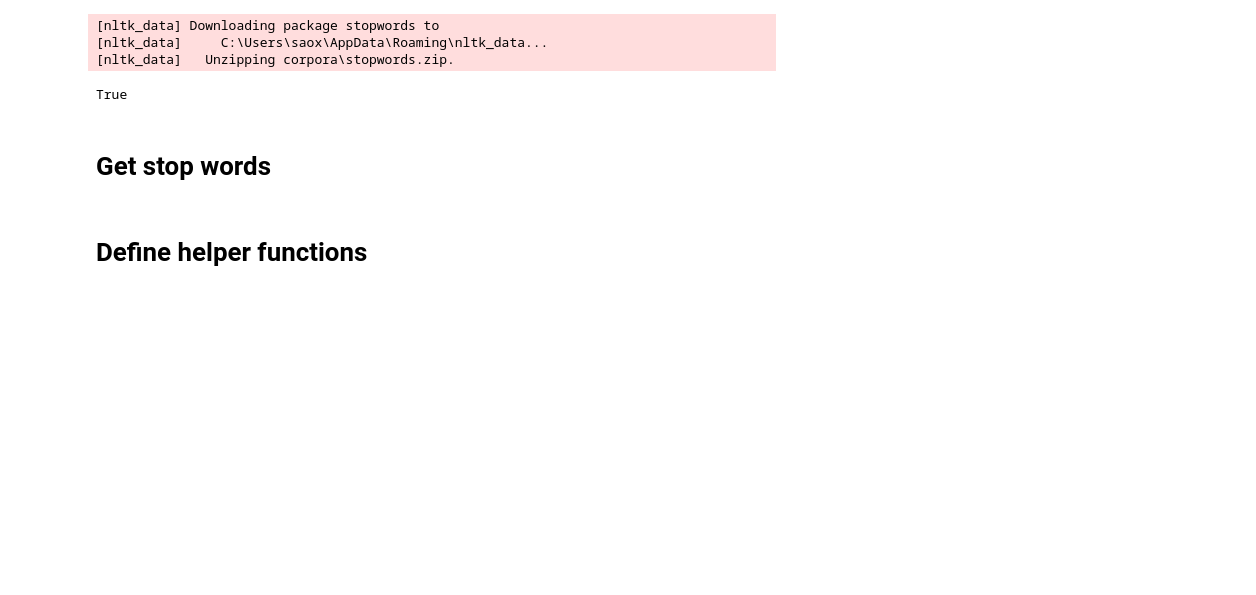
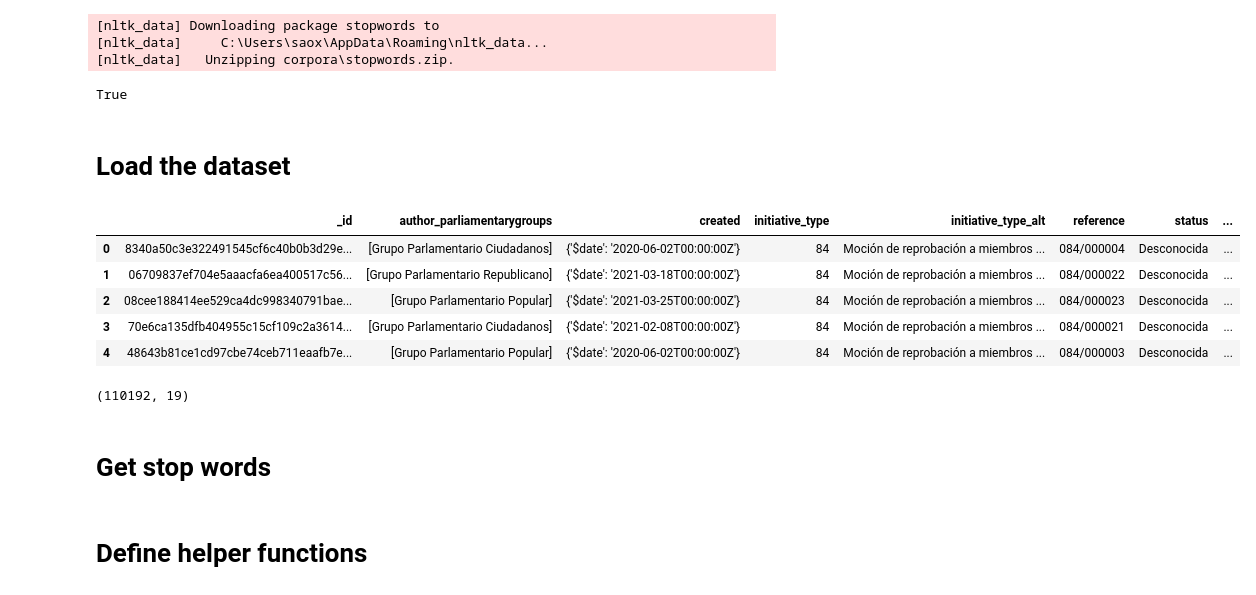
Before and after one commit to politicalwatch/sdgs-hackathon, a Jupyter notebook: main.ipynb, the cells around one changed output. Drawn from its saved outputs; the diff is of its cells as text; code cells hidden in the pictures; blank space fills up the shorter version.

Commit message:
The dataset is ready and we can load from the pickle.

```diff
--- a/main.ipynb
+++ b/main.ipynb
@@ -42,3 +43,20 @@ from sklearn.feature_extraction.text import TfidfVectorizer
+# %% [markdown]
+# Load the dataset
+# %%
+df = pd.read_pickle('initiatives.pkl')
+# %%
+df.head()
+# %% [output]
+|  | _id | author_parliamentarygroups | created | initiative_type | initiative_type_alt | reference | status | ... |
+| 0 | 8340a50c3e322491545cf6c40b0b3d29e... | [Grupo Parlamentario Ciudadanos] | {'$date': '2020-06-02T00:00:00Z'} | 84 | Moción de reprobación a miembros ... | 084/000004 | Desconocida | ... |
+| 1 | 06709837ef704e5aaacfa6ea400517c56... | [Grupo Parlamentario Republicano] | {'$date': '2021-03-18T00:00:00Z'} | 84 | Moción de reprobación a miembros ... | 084/000022 | Desconocida | ... |
+| 2 | 08cee188414ee529ca4dc998340791bae... | [Grupo Parlamentario Popular] | {'$date': '2021-03-25T00:00:00Z'} | 84 | Moción de reprobación a miembros ... | 084/000023 | Desconocida | ... |
+| 3 | 70e6ca135dfb404955c15cf109c2a3614... | [Grupo Parlamentario Ciudadanos] | {'$date': '2021-02-08T00:00:00Z'} | 84 | Moción de reprobación a miembros ... | 084/000021 | Desconocida | ... |
+| 4 | 48643b81ce1cd97cbe74ceb711eaafb7e... | [Grupo Parlamentario Popular] | {'$date': '2020-06-02T00:00:00Z'} | 84 | Moción de reprobación a miembros ... | 084/000003 | Desconocida | ... |
+# %%
+df.shape
+# %% [output]
+(110192, 19)
 # %% [markdown]
 # Get stop words
 # %% [markdown]
```
Also changed, not shown: parts of 1 cell of this notebook, 1 other file.
